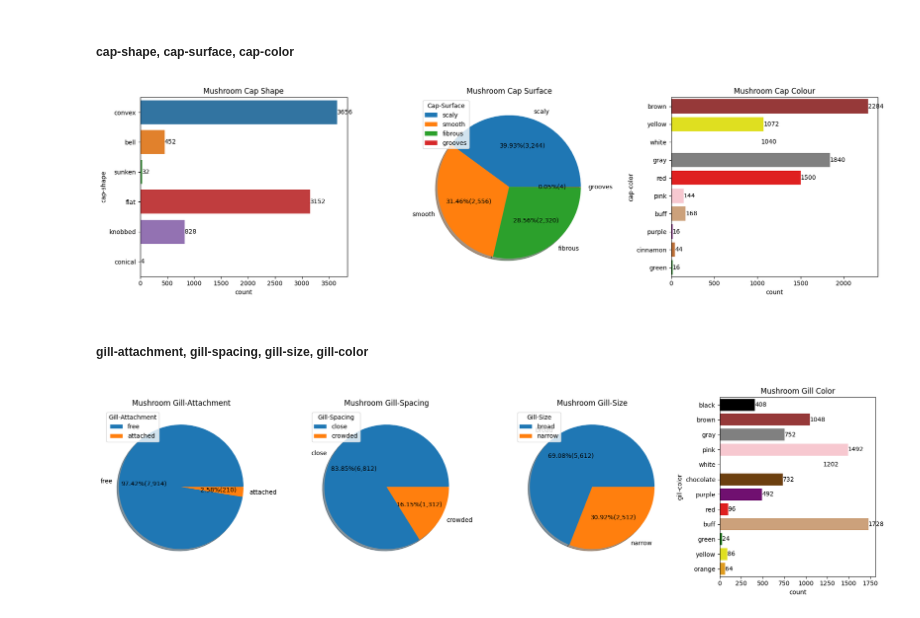
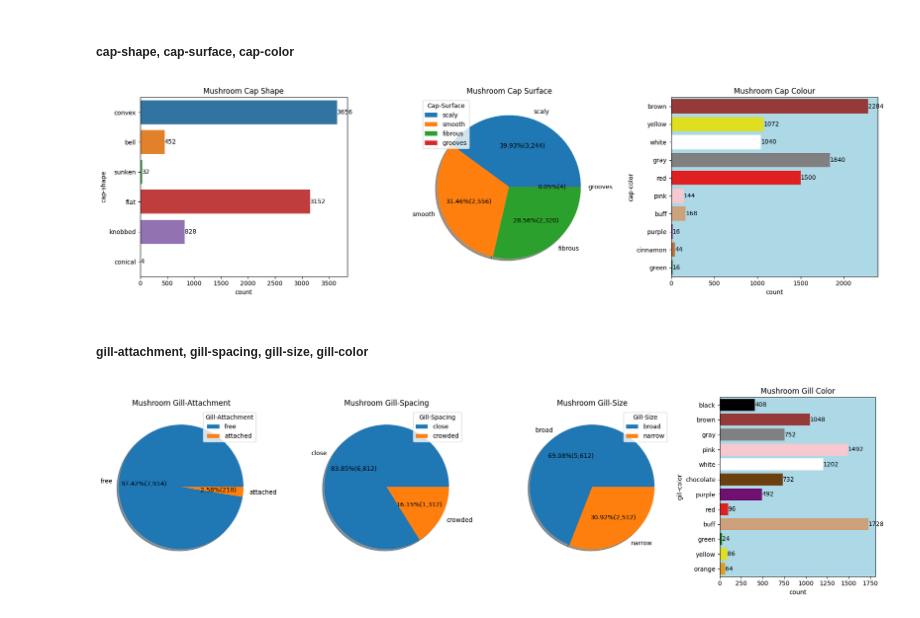
Before and after one commit to Akshay-Paunikar/iNeuron_Mushroom_Classification, a Jupyter notebook: mushroom/notebook/mushroom_EDA.ipynb, the cells around one changed output. Drawn from its saved outputs; the diff is of its cells as text; code cells hidden in the pictures.

```diff
--- a/mushroom/notebook/mushroom_EDA.ipynb
+++ b/mushroom/notebook/mushroom_EDA.ipynb
@@ -362,34 +364,35 @@ ax1 = plt.subplot2grid((1,3),(0,0))
 sns.countplot(y="cap-shape", data=mushroom, ax=ax1)
 for i in ax1.containers:
         ax1.bar_label(i)
 plt.title("Mushroom Cap Shape")
 
 # cap-surface
 
 ax2 = plt.subplot2grid((1,3),(0,1))
 
 dataCapSurface = mushroom['cap-surface'].value_counts().values
 labelCapSurface = mushroom['cap-surface'].value_counts().index
 
 plt.pie(x=dataCapSurface, labels=labelCapSurface,
         autopct=lambda p : '{:.2f}%({:,.0f})'.format(p,p * sum(dataCapSurface)/100), shadow=True)
 plt.legend(labelCapSurface, loc='upper left', title='Cap-Surface')
 plt.title("Mushroom Cap Surface")
 
 # cap-color
 
 ax3 = plt.subplot2grid((1,3),(0,2))
 
 sns.countplot(y='cap-color', data=mushroom, ax=ax3, palette=['#A52A2A','#FFFF00','#FFFFFF','#808080','#FF0000','#FFC0CB','#DAA06D',
                                                              '#800080','#D2691E','#008000'])
 for i in ax3.containers:
         ax3.bar_label(i)
+ax3.set_facecolor('lightblue')
 plt.title("Mushroom Cap Colour")
 
 plt.tight_layout()
 plt.show()
 # %% [output]
-[figure, old version]
+[figure, new version]
 # %% [markdown]
 ##### gill-attachment, gill-spacing, gill-size, gill-color
 # %%
@@ -404,7 +407,7 @@ labelGillAttachment = mushroom['gill-attachment'].value_counts().index
 
 plt.pie(x=dataGillAttachment, labels=labelGillAttachment,
         autopct=lambda p : '{:.2f}%({:,.0f})'.format(p,p * sum(dataGillAttachment)/100), shadow=True)
-plt.legend(labelGillAttachment, loc='upper left', title='Gill-Attachment')
+plt.legend(labelGillAttachment, loc='best', title='Gill-Attachment')
 plt.title("Mushroom Gill-Attachment")
 
 # gill-spacing
@@ -416,7 +419,7 @@ labelGillSpacing = mushroom['gill-spacing'].value_counts().index
 
 plt.pie(x=dataGillSpacing, labels=labelGillSpacing,
         autopct=lambda p : '{:.2f}%({:,.0f})'.format(p,p * sum(dataGillSpacing)/100), shadow=True)
-plt.legend(labelGillSpacing, loc='upper left', title='Gill-Spacing')
+plt.legend(labelGillSpacing, loc='best', title='Gill-Spacing')
 plt.title("Mushroom Gill-Spacing")
 
 # gill-size
@@ -428,7 +431,7 @@ labelGillSize = mushroom['gill-size'].value_counts().index
 
 plt.pie(x=dataGillSize, labels=labelGillSize,
         autopct=lambda p : '{:.2f}%({:,.0f})'.format(p,p * sum(dataGillSize)/100), shadow=True)
-plt.legend(labelGillSize, loc='upper left', title='Gill-Size')
+plt.legend(labelGillSize, loc='best', title='Gill-Size')
 plt.title("Mushroom Gill-Size")
 
 # gill-color
@@ -440,9 +443,10 @@ sns.countplot(y='gill-color', data=mushroom, ax=ax4,
                        '#FFFF00','#FFA500'])
 for i in ax4.containers:
         ax4.bar_label(i)
+ax4.set_facecolor('lightblue')
 plt.title("Mushroom Gill Color")
 
 plt.tight_layout()
 plt.show()
 # %% [output]
-[figure, old version]
+[figure, new version]
```
Also changed, not shown: parts of 13 cells of this notebook.
